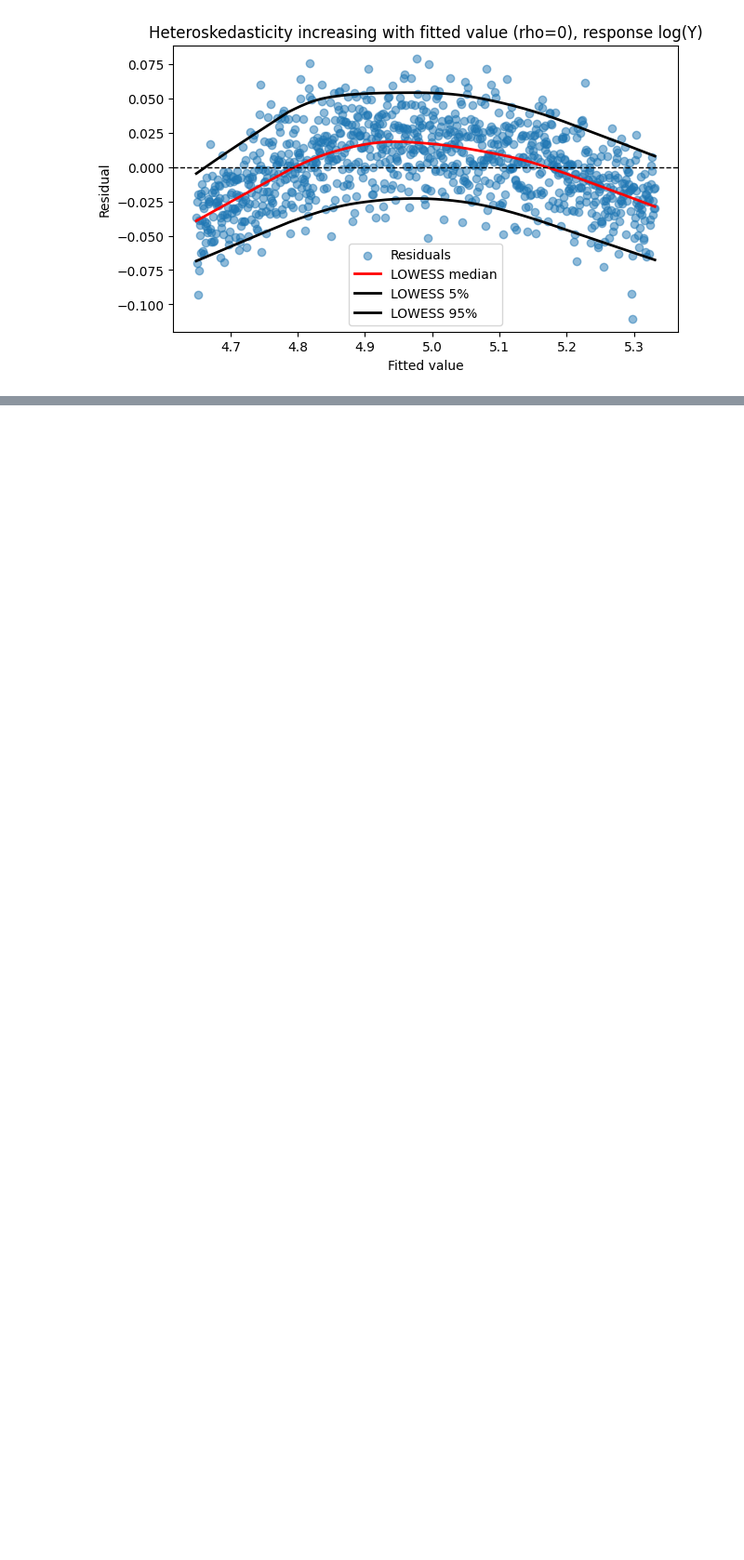
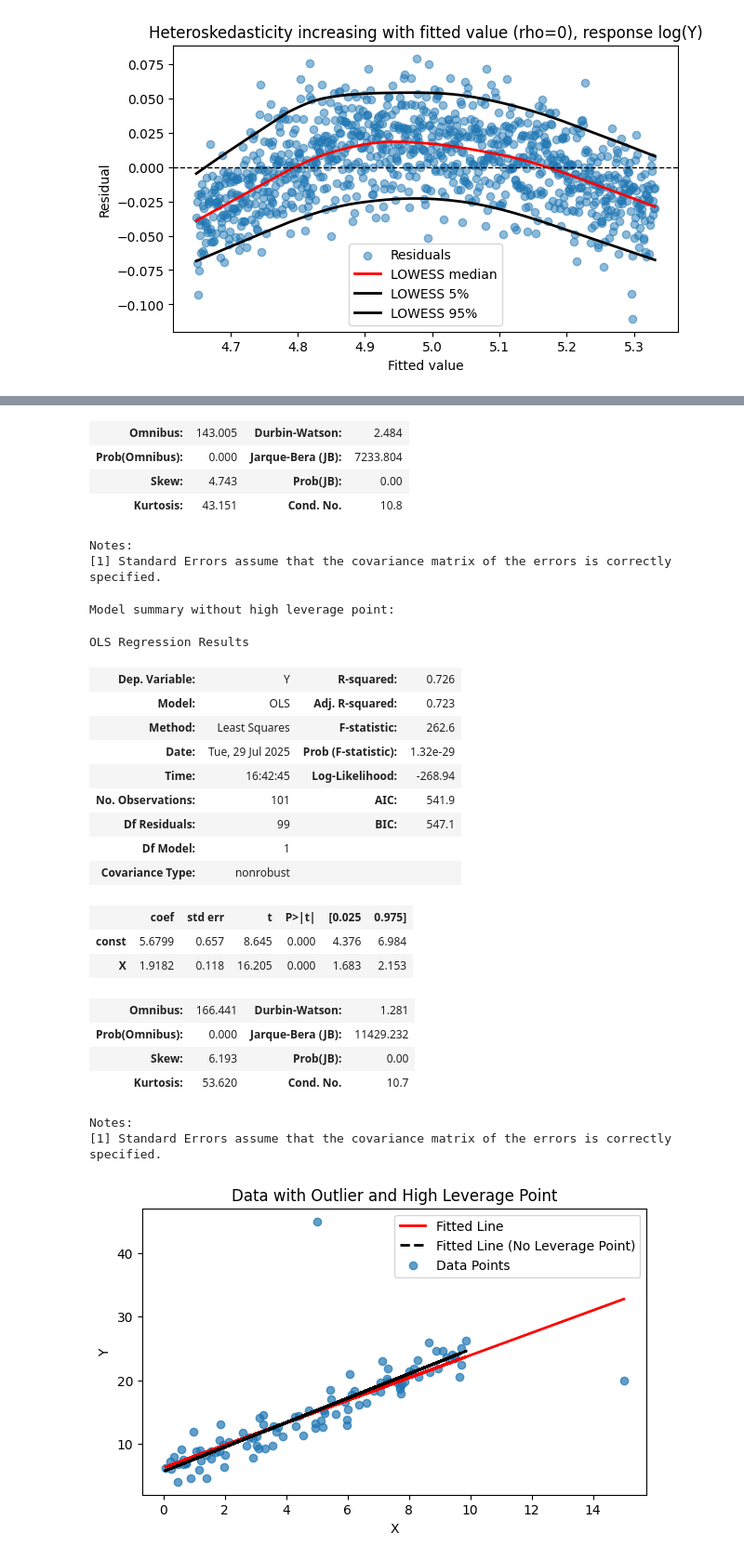
Before and after one commit to PrasannaIITM/ISL, a Jupyter notebook: Ch3_Linear_Regression/notes.ipynb, the cells around one changed output, grey strips where cells are left out. Shown at 93% size. Saved outputs shown, nothing was run; the diff lists cells and outputs as text; code cells hidden in the pictures; blank space fills up the shorter version.

```diff
--- a/Ch3_Linear_Regression/notes.ipynb
+++ b/Ch3_Linear_Regression/notes.ipynb
@@ -1103,0 +1261,38 @@ strong multicollinearity or other numerical problems.
+# %%
+df = generate_data_with_outlier_and_high_leverage_point()
+# regression of Y vs X and plot the line
+X = sm.add_constant(df["X"])  # add constant term for intercept
+y = df["Y"]
+model = sm.OLS(y, X).fit()  # fit the model
+print("Model summary with high leverage point:")
+display(model.summary())  # display the summary of the model
+
+# regression of Y vs X without the outlier
+X_no_leverage = sm.add_constant(df["X"][:-1])  # add constant term for intercept
+y_no_leverage = df["Y"][:-1]
+model_no_leverage = sm.OLS(
+    y_no_leverage, X_no_leverage
+).fit()  # fit the model without the high leverage point
+print("Model summary without high leverage point:")
+display(
+    model_no_leverage.summary()
+)  # display the summary of the model without the outlier
+
+# plot the data points and the fitted line
+plt.figure(figsize=(7, 4))
+plt.plot(df["X"], model.predict(X), color="red", linewidth=2, label="Fitted Line")
+plt.plot(
+    df["X"][:-1],
+    model_no_leverage.predict(X_no_leverage),
+    linestyle="--",
+    color="black",
+    linewidth=2,
+    label="Fitted Line (No Leverage Point)",
+)
+plt.scatter(df["X"], df["Y"], alpha=0.7, label="Data Points")
+plt.xlabel("X")
+plt.ylabel("Y")
+plt.title("Data with Outlier and High Leverage Point")
+plt.legend()
+plt.show()
+# %% [output]
@@ -1103,0 +1313,27 @@ strong multicollinearity or other numerical problems.
+| Omnibus: | 143.005 | Durbin-Watson: | 2.484 |
+| Prob(Omnibus): | 0.000 | Jarque-Bera (JB): | 7233.804 |
+| Skew: | 4.743 | Prob(JB): | 0.00 |
+| Kurtosis: | 43.151 | Cond. No. | 10.8 |
+Notes:
+[1] Standard Errors assume that the covariance matrix of the errors is correctly specified.
+Model summary without high leverage point:
+OLS Regression Results
+| Dep. Variable: | Y | R-squared: | 0.726 |
+| Model: | OLS | Adj. R-squared: | 0.723 |
+| Method: | Least Squares | F-statistic: | 262.6 |
+| Date: | Tue, 29 Jul 2025 | Prob (F-statistic): | 1.32e-29 |
+| Time: | 16:42:45 | Log-Likelihood: | -268.94 |
+| No. Observations: | 101 | AIC: | 541.9 |
+| Df Residuals: | 99 | BIC: | 547.1 |
+| Df Model: | 1 |  |  |
+| Covariance Type: | nonrobust |  |  |
+|  | coef | std err | t | P>|t| | [0.025 | 0.975] |
+| const | 5.6799 | 0.657 | 8.645 | 0.000 | 4.376 | 6.984 |
+| X | 1.9182 | 0.118 | 16.205 | 0.000 | 1.683 | 2.153 |
+| Omnibus: | 166.441 | Durbin-Watson: | 1.281 |
+| Prob(Omnibus): | 0.000 | Jarque-Bera (JB): | 11429.232 |
+| Skew: | 6.193 | Prob(JB): | 0.00 |
+| Kurtosis: | 53.620 | Cond. No. | 10.7 |
+Notes:
+[1] Standard Errors assume that the covariance matrix of the errors is correctly specified.
+[figure, added]
```
Also changed, not shown: parts of 23 cells of this notebook, 3 other files.
